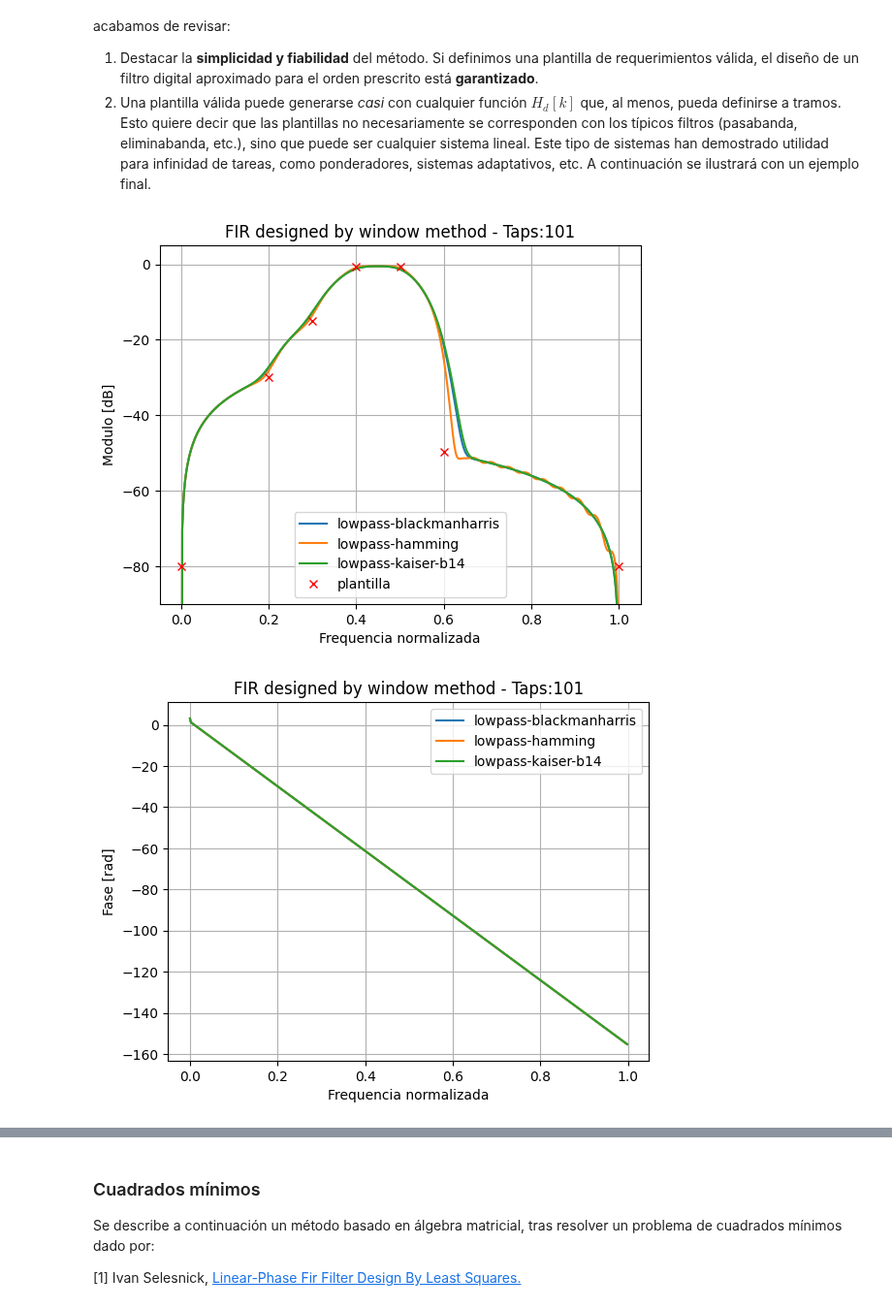
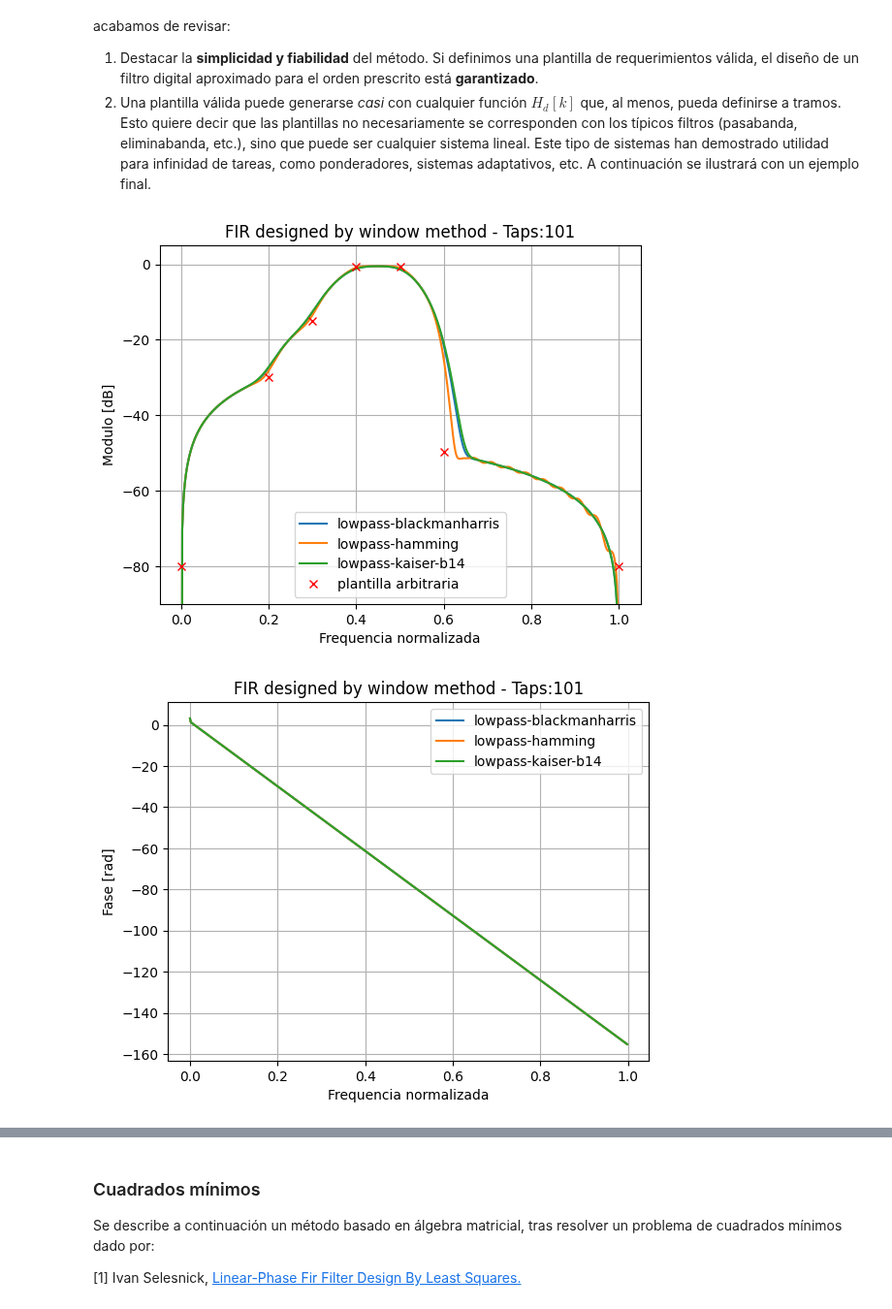
Before and after one commit to marianux/pytc2, a Jupyter notebook: docs/filtros_FIR.ipynb, the cells around one changed output, grey strips where cells are left out. Shown at 97% size. Cells and saved outputs as stored; diff of their text form; code cells hidden in the pictures.

```diff
--- a/docs/filtros_FIR.ipynb
+++ b/docs/filtros_FIR.ipynb
@@ -218,35 +218,35 @@ cant_coef = 101
 fs = 2.0
 
 # FIR re-design
 num_bh = sig.firwin2(cant_coef, frecs, gains , window='blackmanharris', antisymmetric=True )
 num_hm = sig.firwin2(cant_coef, frecs, gains , window='hamming', antisymmetric=True )
 num_ka = sig.firwin2(cant_coef, frecs, gains , window=('kaiser',14), antisymmetric=True)
 
 # visualizamos respuesta
 plot_freq_resp_fir(num_bh, filter_type+ '-blackmanharris')
 plot_freq_resp_fir(num_hm, filter_type+ '-hamming')
 plot_freq_resp_fir(num_ka, filter_type+ '-kaiser-b14')
 
 
 # sobreimprimimos la plantilla del filtro requerido para mejorar la visualización
 plt.figure(1)
-plt.plot(frecs, 20*np.log10(gains+1e-4), 'rx', label='plantilla' )
+plt.plot(frecs, 20*np.log10(gains+1e-4), 'rx', label='plantilla arbitraria' )
 axes_hdl = plt.gca()
 axes_hdl.legend()
 axes_hdl.set_ylim(bottom=-90, top=5)
 
 # reordenamos las figuras en el orden habitual: módulo-fase-retardo
 plt.figure(2)
 axes_hdl = plt.gca()
 axes_hdl.legend()
 
 plt.figure(3)
 axes_hdl = plt.gca()
 axes_hdl.legend()
 
 plt.show()
 # %% [output]
-[figure, old version]
+[figure, new version]
 [figure]
 [figure]
 # %% [markdown]
```
Also changed, not shown: parts of 4 cells of this notebook, 7 other files.
